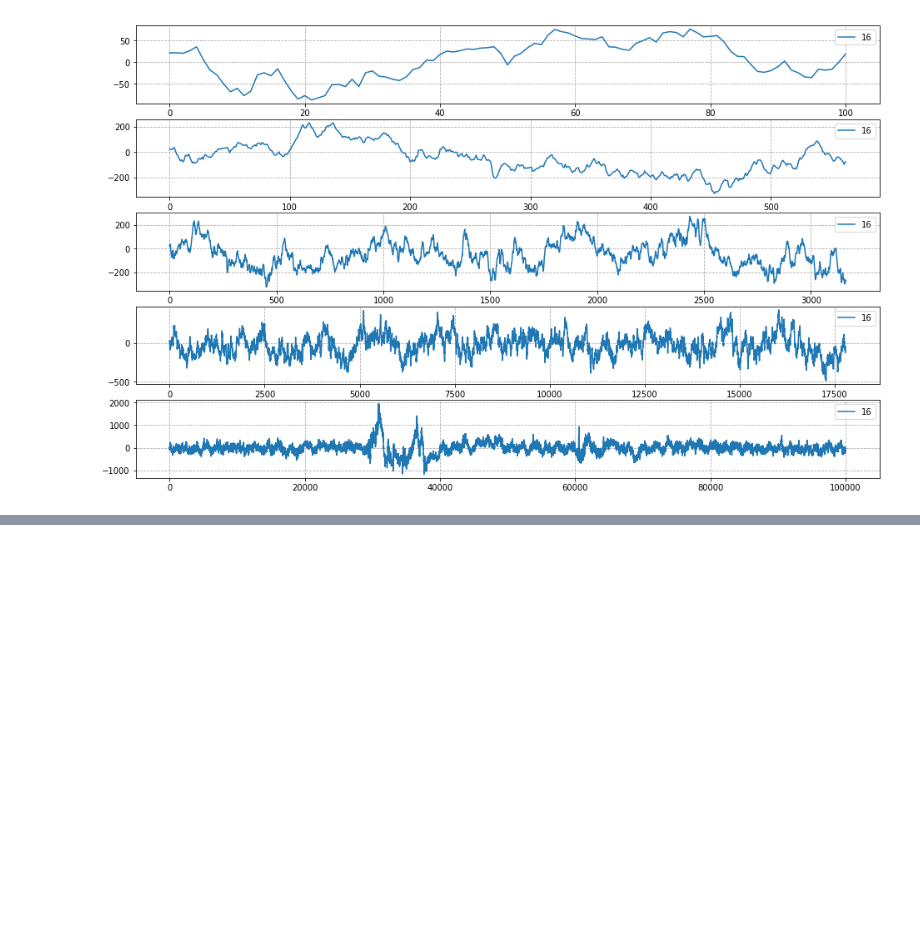
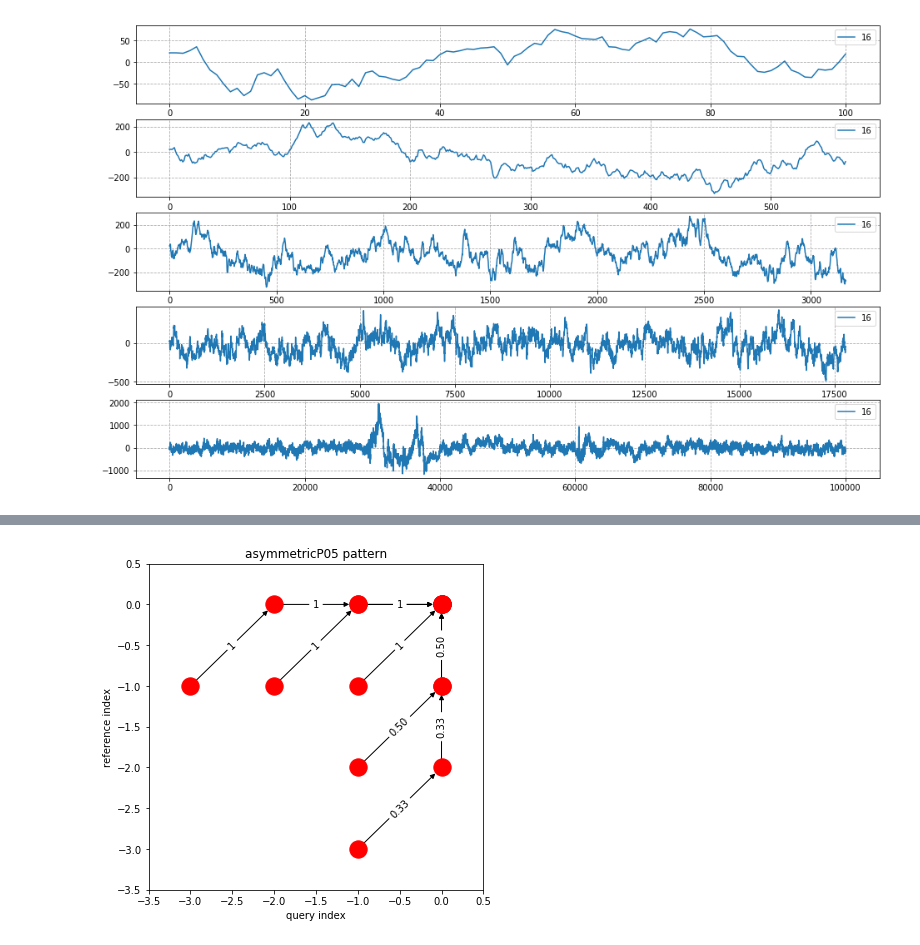
Before and after one commit to Intelligent-Systems-Phystech/2018-Project-2, a Jupyter notebook: code/baseline.ipynb, the cells around one changed output, grey strips where cells are left out. Drawn from its saved outputs; the diff is of its cells as text; code cells hidden in the pictures; blank space fills up the shorter version.

```diff
--- a/code/baseline.ipynb
+++ b/code/baseline.ipynb
@@ -24,0 +85,4 @@ for size in np.logspace(2, 5, N):
+# %%
+dtwalign.step_pattern.AsymmetricP05().plot()
+# %% [output]
+[figure, added]
```
Also changed, not shown: parts of 15 cells of this notebook.
